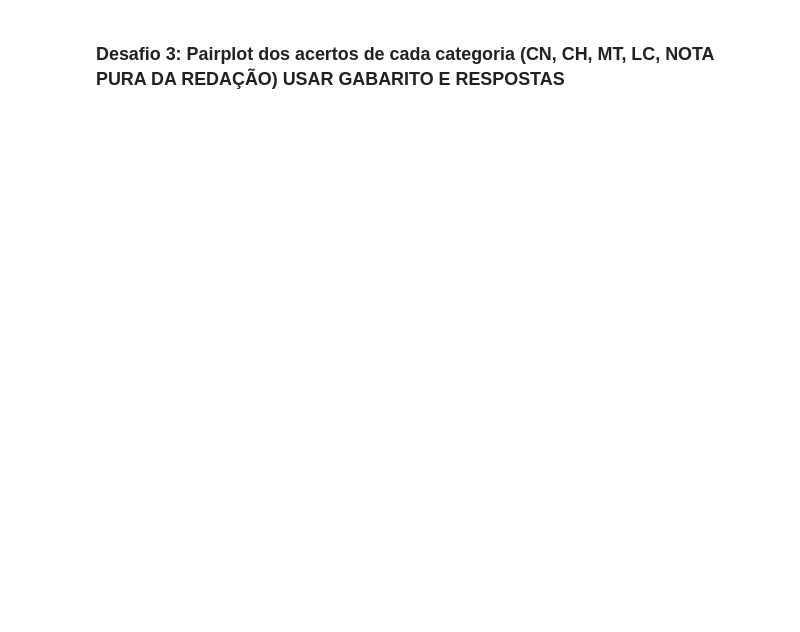
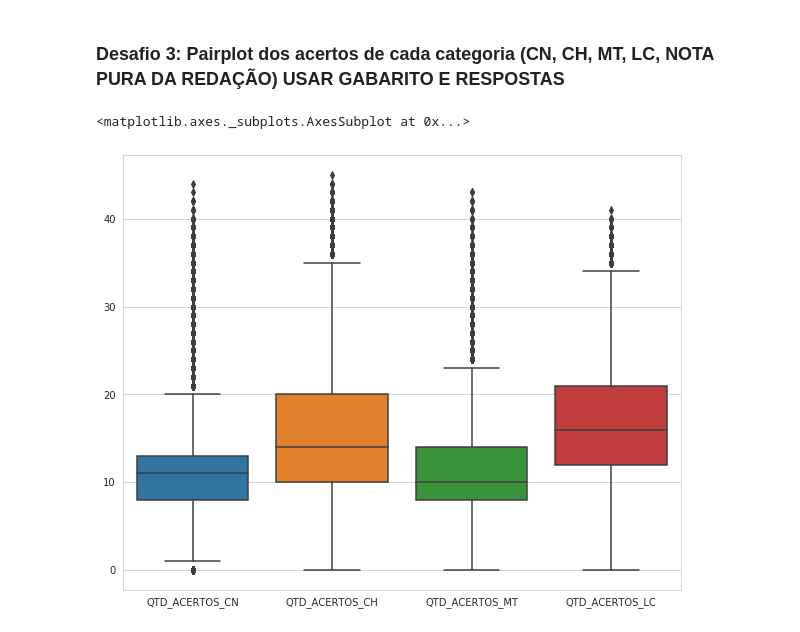
Before and after one commit to cesarvinici/quarentena-de-dados, a Jupyter notebook: Aula04/Enem-2018.ipynb, the cells around one changed output. Saved outputs shown, nothing was run; the diff lists cells and outputs as text; code cells hidden in the pictures; blank space fills up the shorter version.

Commit message:
boxplot acerto por matéria

```diff
--- a/Aula04/Enem-2018.ipynb
+++ b/Aula04/Enem-2018.ipynb
@@ -155,2 +155,35 @@ plt.show()
 # %% [markdown]
 ### Desafio 3: Pairplot dos acertos de cada categoria (CN, CH, MT, LC, NOTA PURA DA REDAÇÃO) USAR GABARITO E RESPOSTAS
+# %%
+# Método que irá comparar as respostas com o gabarito
+# e retornar o número de acertos
+def verifica_acertos(respostas, gabarito):
+    if(respostas == 0):
+        return 0
+    # Transformando array em list
+    respostas = [resp for resp in respostas]
+    gabarito  = [gab for gab in gabarito]
+    acertos = 0
+    for index, value in enumerate(respostas):
+        acertos = acertos + 1 if respostas[index] == gabarito[index] else acertos
+
+    return acertos
+# %%
+# Rodando o método verifica_acerto para as respostas de todas as matérias
+dados_nota['QTD_ACERTOS_CN'] = dados_nota.apply(lambda x: verifica_acertos(x['TX_RESPOSTAS_CN'], x['TX_GABARITO_CN']), axis=1)
+dados_nota['QTD_ACERTOS_CH'] = dados_nota.apply(lambda x: verifica_acertos(x['TX_RESPOSTAS_CH'], x['TX_GABARITO_CH']), axis=1)
+dados_nota['QTD_ACERTOS_MT'] = dados_nota.apply(lambda x: verifica_acertos(x['TX_RESPOSTAS_MT'], x['TX_GABARITO_MT']), axis=1)
+dados_nota['QTD_ACERTOS_LC'] = dados_nota.apply(lambda x: verifica_acertos(x['TX_RESPOSTAS_LC'], x['TX_GABARITO_LC']), axis=1)
+# %%
+# Criando uma coluna com a soma dos acertos
+dados_nota['total_acerto'] = dados_nota.apply(lambda x: x['QTD_ACERTOS_CN'] + x['QTD_ACERTOS_CH'] + x['QTD_ACERTOS_MT'] + x['QTD_ACERTOS_LC']  ,axis = 1)
+# %%
+# Plotando boxBox da quantidade acerto por matéria
+
+colunas = ['QTD_ACERTOS_CN', 'QTD_ACERTOS_CH', 'QTD_ACERTOS_MT', 'QTD_ACERTOS_LC']
+dados_nota_individual = dados_nota[colunas]
+plt.figure(figsize=(10,8))
+sns.boxplot(data=dados_nota_individual)
+# %% [output]
+<matplotlib.axes._subplots.AxesSubplot at 0x...>
+[figure, added]
```
Also changed, not shown: parts of 6 cells of this notebook, 1 other file.
